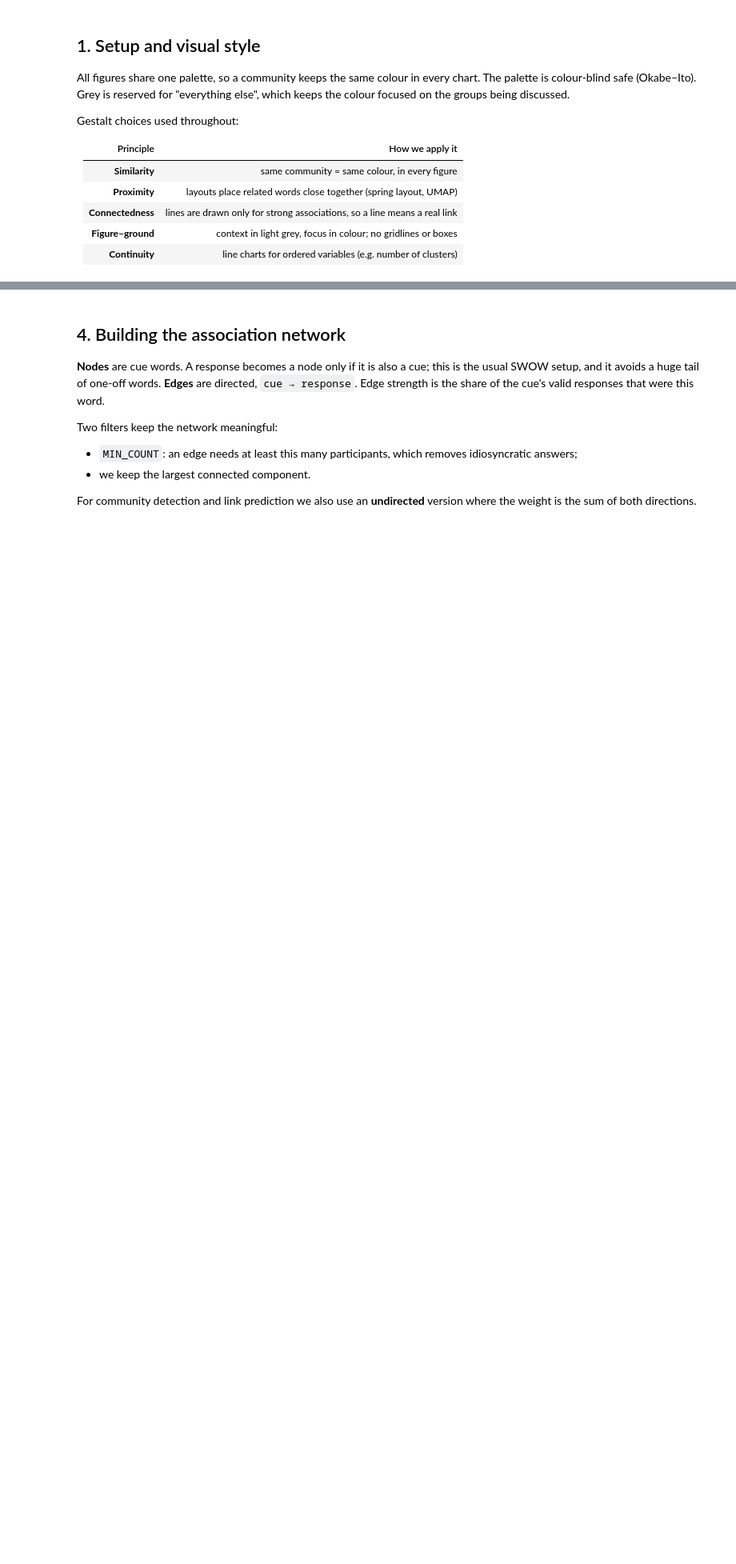
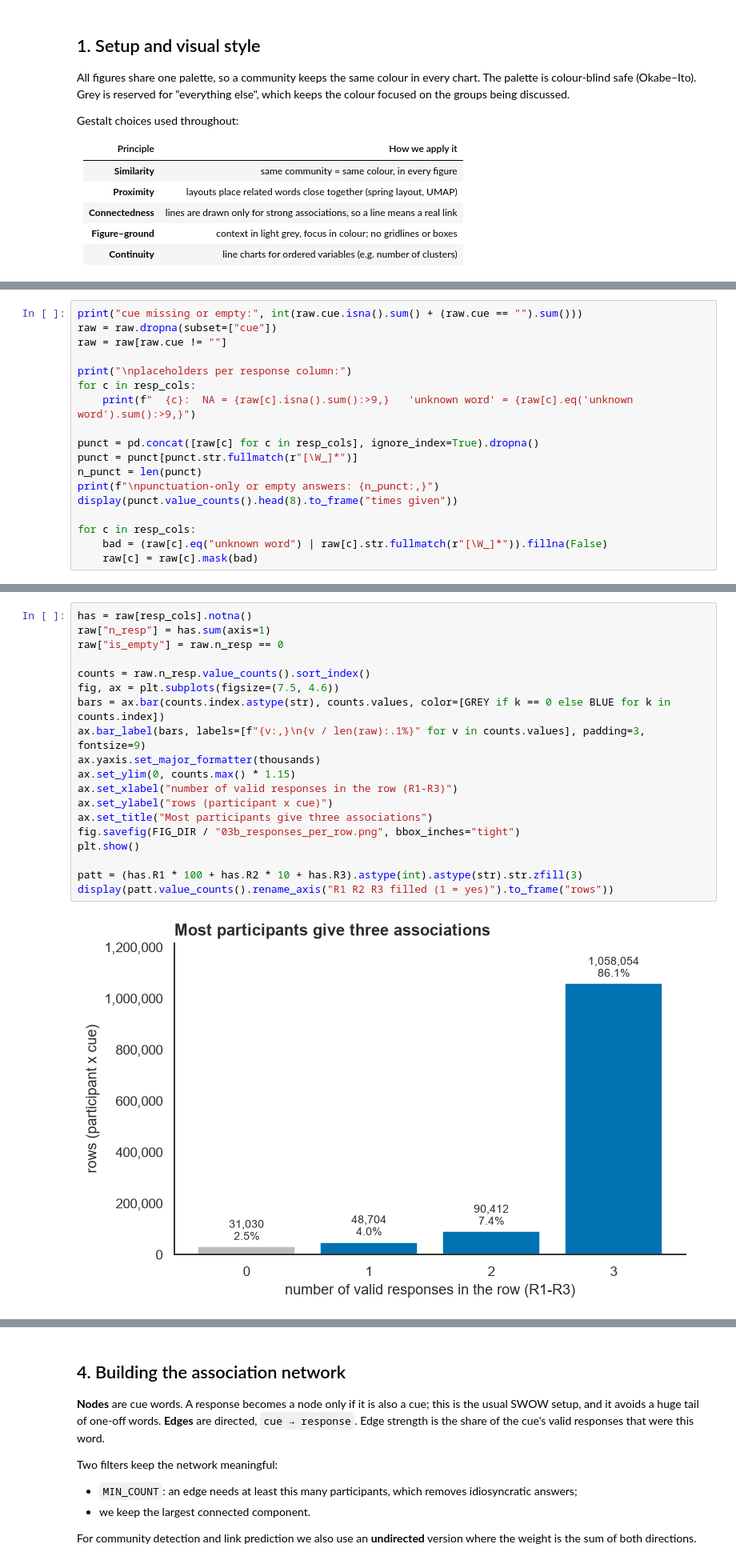
Before and after one commit to Faflon/words-association-visualization, a Jupyter notebook: words_association_analysis.ipynb, the cells around one changed output, grey strips where cells are left out. Shown at 80% size. Cells and saved outputs as stored; diff of their text form; blank space fills up the shorter version.

```diff
--- a/words_association_analysis.ipynb
+++ b/words_association_analysis.ipynb
@@ -119,0 +299,18 @@ Decisions made here:
+# %%
+print("cue missing or empty:", int(raw.cue.isna().sum() + (raw.cue == "").sum()))
+raw = raw.dropna(subset=["cue"])
+raw = raw[raw.cue != ""]
+
+print("\nplaceholders per response column:")
+for c in resp_cols:
+    print(f"  {c}:  NA = {raw[c].isna().sum():>9,}   'unknown word' = {raw[c].eq('unknown word').sum():>9,}")
+
+punct = pd.concat([raw[c] for c in resp_cols], ignore_index=True).dropna()
+punct = punct[punct.str.fullmatch(r"[\W_]*")]
+n_punct = len(punct)
+print(f"\npunctuation-only or empty answers: {n_punct:,}")
+display(punct.value_counts().head(8).to_frame("times given"))
+
+for c in resp_cols:
+    bad = (raw[c].eq("unknown word") | raw[c].str.fullmatch(r"[\W_]*")).fillna(False)
+    raw[c] = raw[c].mask(bad)
@@ -119,0 +337,21 @@ Decisions made here:
+# %%
+has = raw[resp_cols].notna()
+raw["n_resp"] = has.sum(axis=1)
+raw["is_empty"] = raw.n_resp == 0
+
+counts = raw.n_resp.value_counts().sort_index()
+fig, ax = plt.subplots(figsize=(7.5, 4.6))
+bars = ax.bar(counts.index.astype(str), counts.values, color=[GREY if k == 0 else BLUE for k in counts.index])
+ax.bar_label(bars, labels=[f"{v:,}\n{v / len(raw):.1%}" for v in counts.values], padding=3, fontsize=9)
+ax.yaxis.set_major_formatter(thousands)
+ax.set_ylim(0, counts.max() * 1.15)
+ax.set_xlabel("number of valid responses in the row (R1-R3)")
+ax.set_ylabel("rows (participant x cue)")
+ax.set_title("Most participants give three associations")
+fig.savefig(FIG_DIR / "03b_responses_per_row.png", bbox_inches="tight")
+plt.show()
+
+patt = (has.R1 * 100 + has.R2 * 10 + has.R3).astype(int).astype(str).str.zfill(3)
+display(patt.value_counts().rename_axis("R1 R2 R3 filled (1 = yes)").to_frame("rows"))
+# %% [output]
+[figure, added]
```
Also changed, not shown: parts of 46 cells of this notebook.
